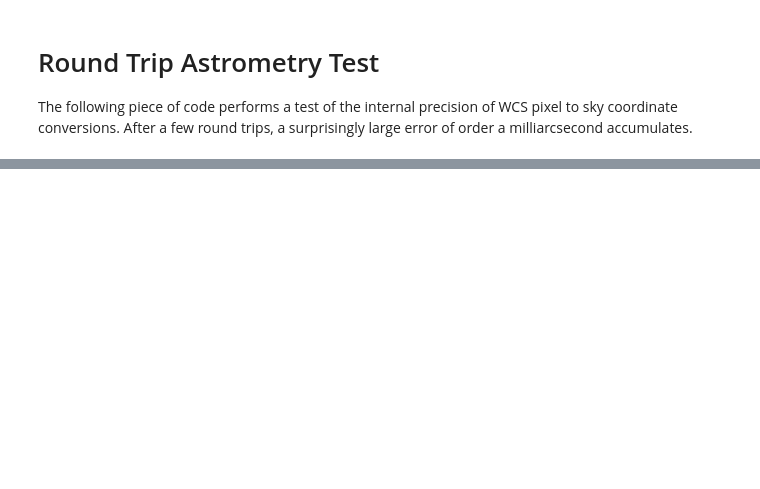
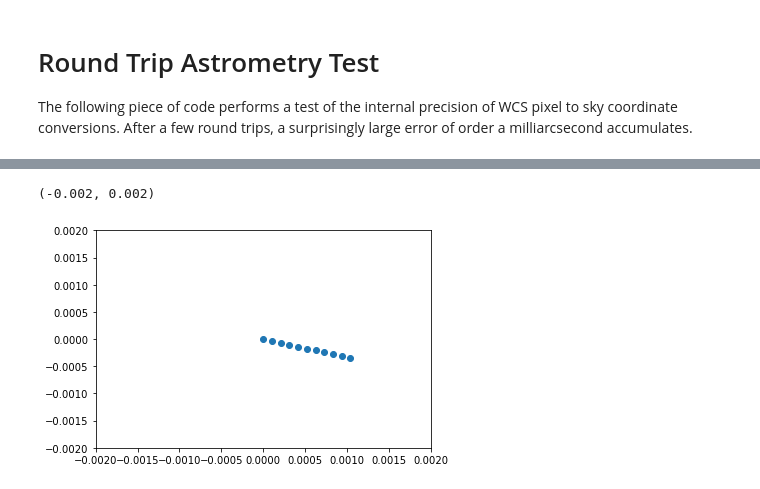
Before and after one commit to lsst-sitcom/notebooks, a Jupyter notebook: round_trip_astrometry.ipynb, the cells around one changed output, grey strips where cells are left out. Saved outputs shown, nothing was run; the diff lists cells and outputs as text; code cells hidden in the pictures; blank space fills up the shorter version.

```diff
--- a/round_trip_astrometry.ipynb
+++ b/round_trip_astrometry.ipynb
@@ -33,0 +41,8 @@ plt.ylabel('Angular Separation (mas)')
+# %%
+plt.figure()
+plt.scatter(3600. * (ra_array - ra_array[0]), 3600. * (dec_array - dec_array[0]))
+plt.xlim(-2.e-3, 2.e-3)
+plt.ylim(-2.e-3, 2.e-3)
+# %% [output]
+(-0.002, 0.002)
+[figure, added]
```
Also changed, not shown: parts of 6 cells of this notebook.
